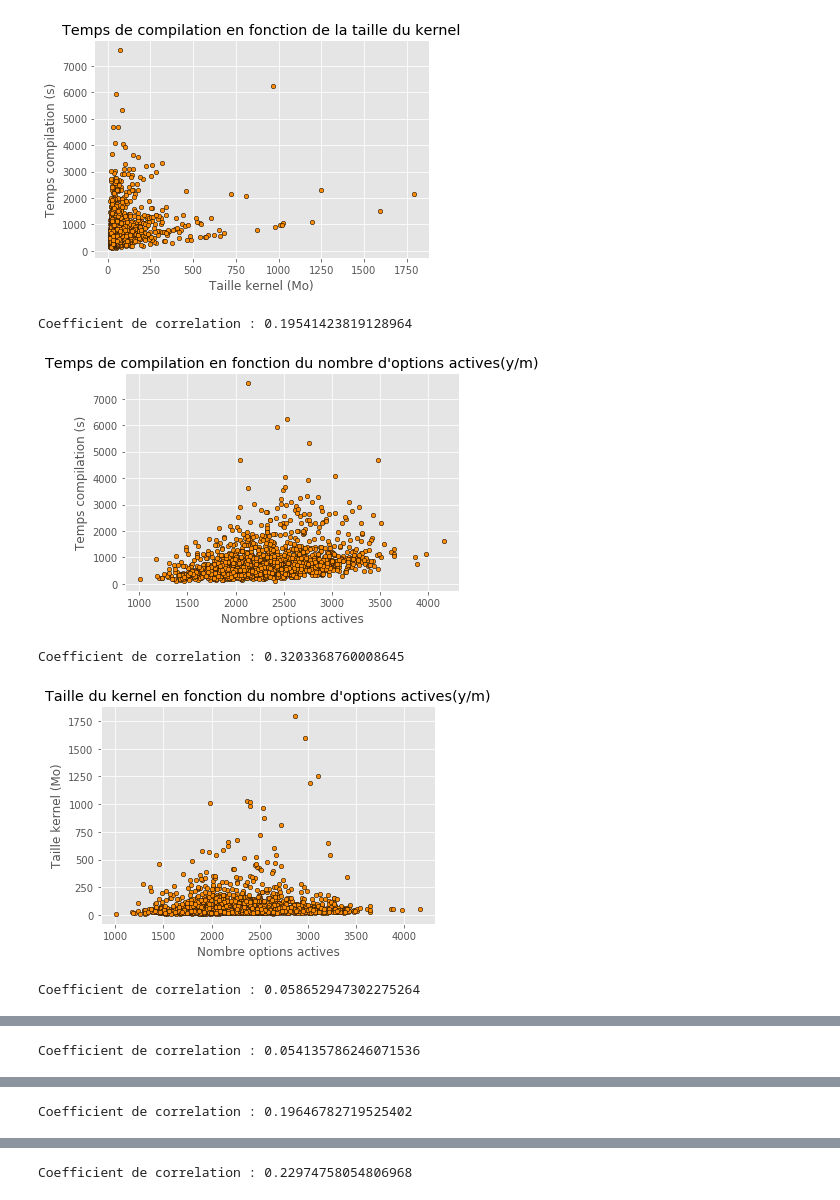
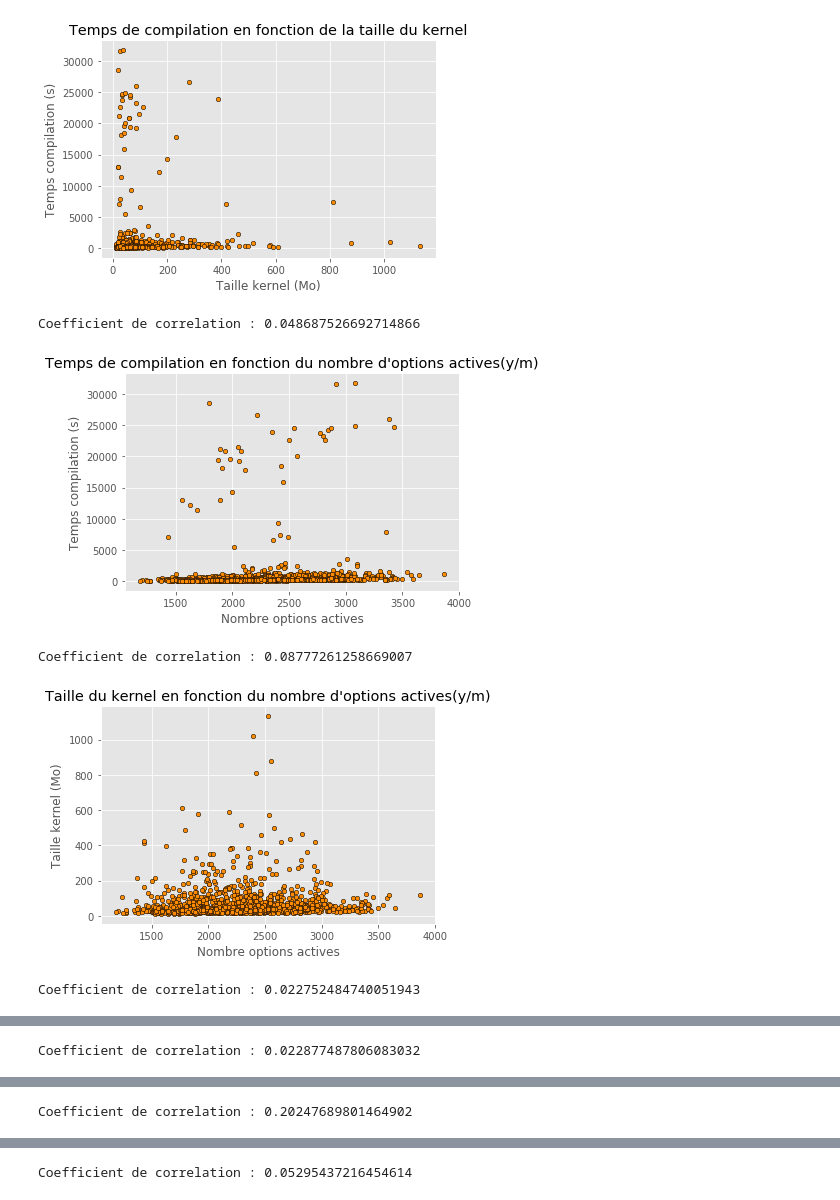
Before and after one commit to TuxML/ML, a Jupyter notebook: stats.ipynb, the cells around one changed output, grey strips where cells are left out. Cells and saved outputs as stored; diff of their text form; code cells hidden in the pictures.

```diff
--- a/stats.ipynb
+++ b/stats.ipynb
@@ -16,22 +16,22 @@ from sklearn.metrics import mean_absolute_error
 from sklearn.metrics import mean_squared_error
 from sklearn.metrics import r2_score
 # %%
-CSV = "set6.csv"
+CSV = "set7.csv"
 
 statistiques = statsTuxML.stats(CSV)
 nbComp, stats_module, stats_yes, stats_combine, stats_size, stats_time  = statistiques
 
 print("")
 print("Nombre de compilation", nbComp)
 print("Informations sur les options activées en module", stats_module)
 print("Informations sur les options activées en dur", stats_yes)
 print("Informations sur les options activées en tout", stats_combine)
 print("Informations sur la taille du kernel", stats_size)
 print("Informations sur le temps de compilation", stats_time)
 # %% [output]
-[figure, old version]
+[figure, new version]
-Coefficient de correlation : 0.19541423819128964
+Coefficient de correlation : 0.048687526692714866
-[figure, old version]
+[figure, new version]
-Coefficient de correlation : 0.3203368760008645
+Coefficient de correlation : 0.08777261258669007
-[figure, old version]
+[figure, new version]
-Coefficient de correlation : 0.058652947302275264
+Coefficient de correlation : 0.022752484740051943
@@ -39 +39 @@ Coefficient de correlation : 0.058652947302275264
-Coefficient de correlation : 0.054135786246071536
+Coefficient de correlation : 0.022877487806083032
@@ -41 +41 @@ Coefficient de correlation : 0.054135786246071536
-Coefficient de correlation : 0.19646782719525402
+Coefficient de correlation : 0.20247689801464902
@@ -43 +43 @@ Coefficient de correlation : 0.19646782719525402
-Coefficient de correlation : 0.22974758054806968
+Coefficient de correlation : 0.05295437216454614
```
Also changed, not shown: parts of 7 cells of this notebook.
